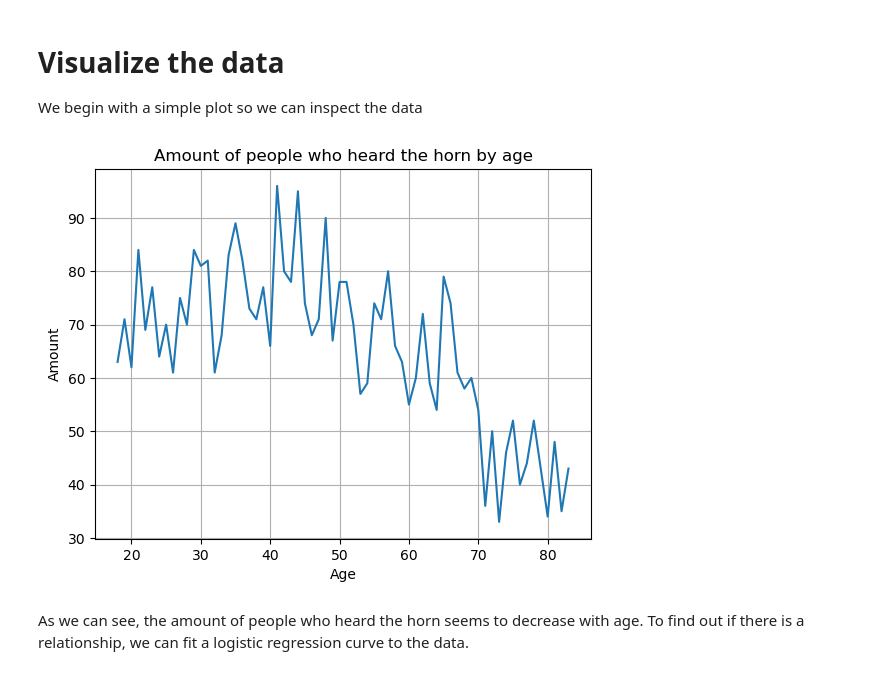
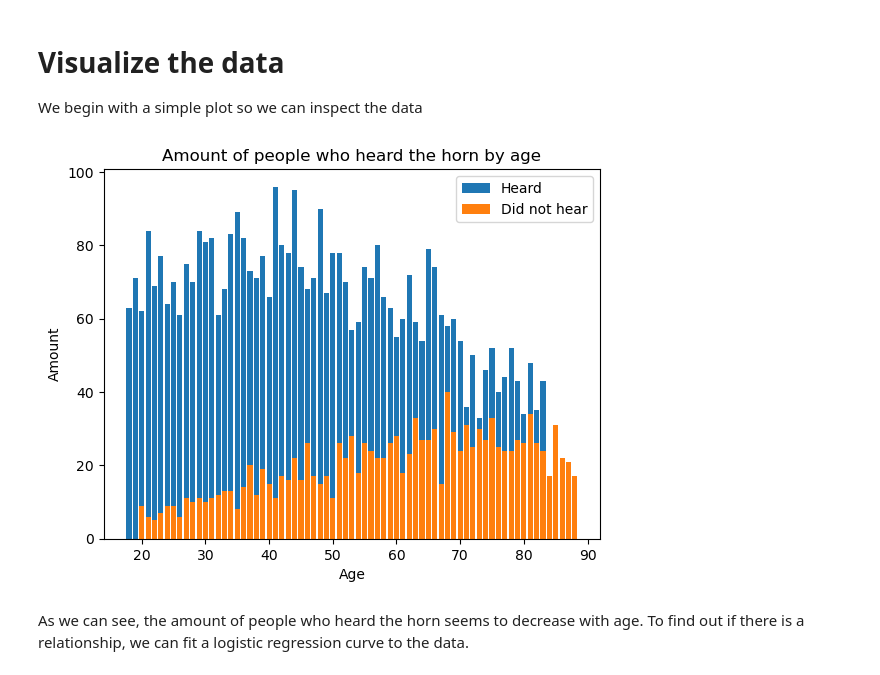
Before and after one commit to felixmaathz/SmaskProject, a Jupyter notebook: Data Analysis/q2.ipynb, the cells around one changed output. Drawn from its saved outputs; the diff is of its cells as text; code cells hidden in the pictures.

Commit message:
diagram ändringar

```diff
--- a/Data Analysis/q2.ipynb
+++ b/Data Analysis/q2.ipynb
@@ -16,18 +16,19 @@ We begin with a simple plot so we can inspect the data
 # %%
 #For every age see how many who heard
 hear_by_age = data[data['heard'] == 1].groupby('age').size()
 
 not_hear_by_age = data[data['heard'] == 0].groupby('age').size()
 
-plt.plot(hear_by_age.index, hear_by_age.values, label='Heard')
+plt.bar(hear_by_age.index, hear_by_age.values, label='Heard')
+plt.bar(not_hear_by_age.index, not_hear_by_age.values, label='Did not hear')
 plt.xlabel('Age')
 plt.ylabel('Amount')
 plt.title('Amount of people who heard the horn by age')
+plt.legend()
 
-plt.grid(True)
 plt.show()
 # %% [output]
-[figure, old version]
+[figure, new version]
 # %% [markdown]
 As we can see, the amount of people who heard the horn seems to decrease with age. To find out if there is a relationship, we can fit a logistic regression curve to the data.
 # %%
```
Also changed, not shown: 1 other file.
